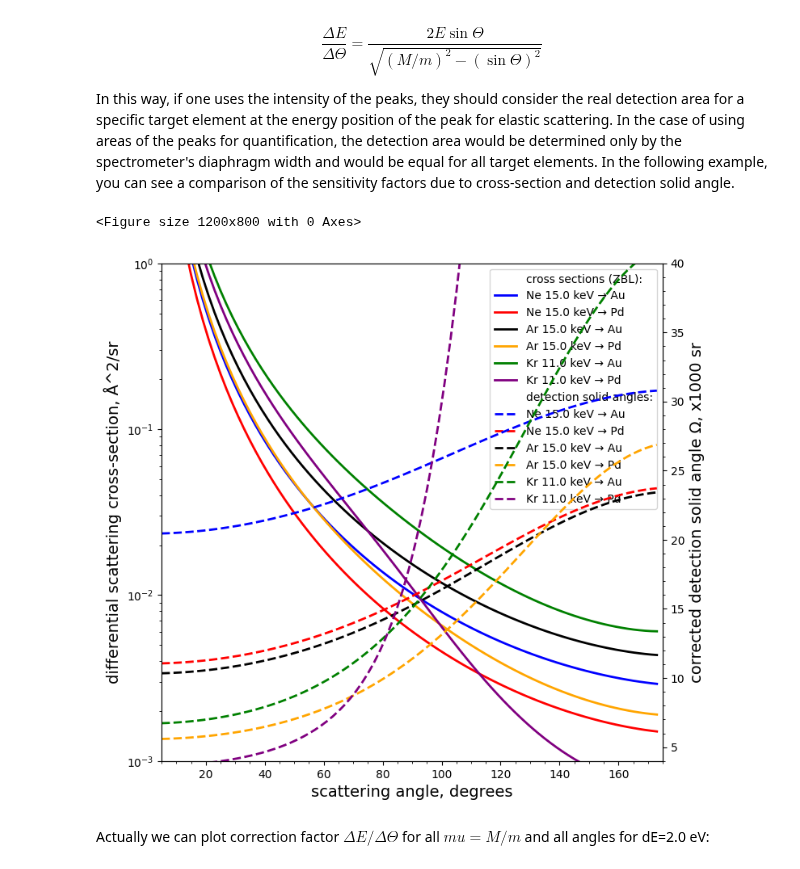
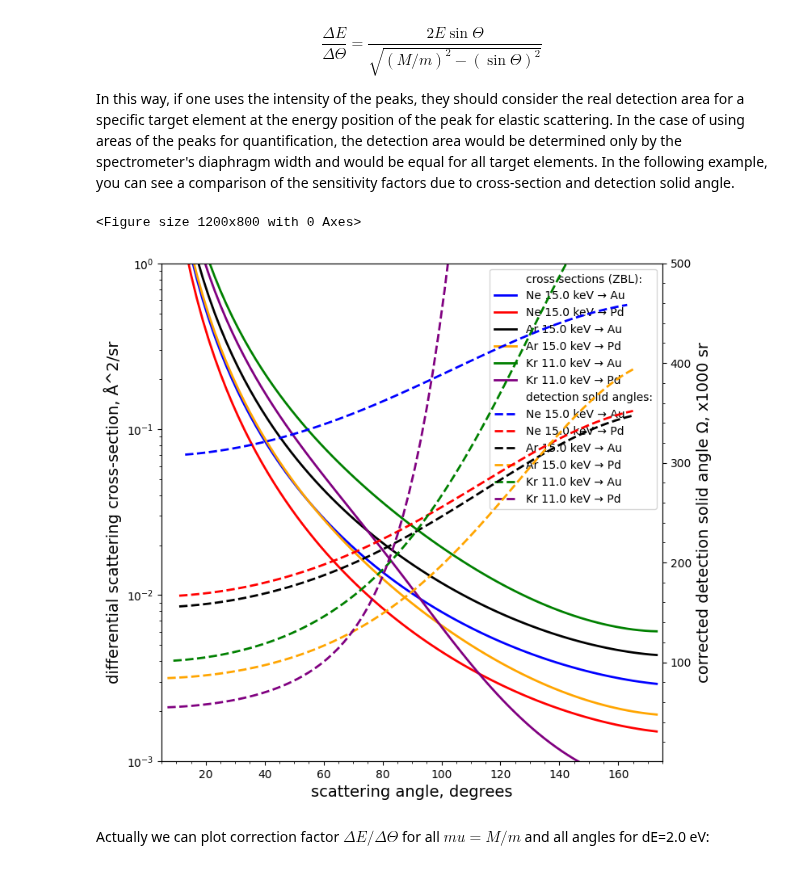
Before and after one commit to mauveferret/SpecRec, a Jupyter notebook: main_example.ipynb, the cells around one changed output. Cells and saved outputs as stored; diff of their text form; code cells hidden in the pictures.

```diff
--- a/main_example.ipynb
+++ b/main_example.ipynb
@@ -181,7 +180,7 @@ incidentElement = "Ne"
 E0 = 15000 # eV
 targetElement1 = "Au"
 targetElement2 = "Pd"
-dE = 10 # eV
+dE = 150 # eV
 
 incident_elements = ["Ne", "Ar", "Kr"]
 target_elements = ["Au", "Pd"]
@@ -201,35 +200,35 @@ for incident_element in incident_elements:
     for target_element in target_elements:
         cross_sections = np.zeros(len(angles))
         dBeta = np.zeros(len(angles))
         for angle in angles:
             cross_sections[angles.index(angle)] = leis.get_cross_section(incident_element, E0,angle, target_element)
             dBeta[angles.index(angle)] = leis.get_dSigma( E0, angle, leis.get_mass_by_element(target_element)/leis.get_mass_by_element(incident_element), dE)
 
         ax1.plot(angles, cross_sections, linestyle = "-", linewidth=2, color = colors[i],
                          label=f'{incident_element} {E0/1000:.1f} keV → {target_element}')
         ax2.plot(angles, dBeta*1000, linestyle = "--", linewidth=2, color=colors[i], label=f'{incident_element} {E0/1000:.1f} keV → {target_element}')
         i+=1
 
 plt.xlim(5, 175)
 ax1.set_yscale('log')
 ax1.set_ylim(0.001, 1)
-ax2.set_ylim(4, 40)
+ax2.set_ylim(1, 500)
 ax2.set_yscale('linear')
 ax1.set_ylabel('differential scattering cross-section, Å^2/sr', fontsize=14)
 ax2.set_ylabel('corrected detection solid angle Ω, x1000 sr', fontsize=14)
 ax1.set_xlabel('scattering angle, degrees', fontsize=14)
 plt.minorticks_on()
 # Add legends for both axes
 lines, labels = ax1.get_legend_handles_labels()
 lines2, labels2 = ax2.get_legend_handles_labels()
 # Combine legends
 lines_combined = lines + lines2
 labels_combined = labels + labels2
 ax1.legend(lines_combined, labels_combined, loc='upper right')
 plt.show()
 # %% [output]
 <Figure size 1200x800 with 0 Axes>
-[figure, old version]
+[figure, new version]
 # %% [markdown]
 Actually we can plot correction factor $ \Delta E / \Delta \Theta $ for all $mu = M/m$ and all angles for dE=2.0 eV:
 # %%
```
Also changed, not shown: parts of 2 cells of this notebook, 2 other files.
